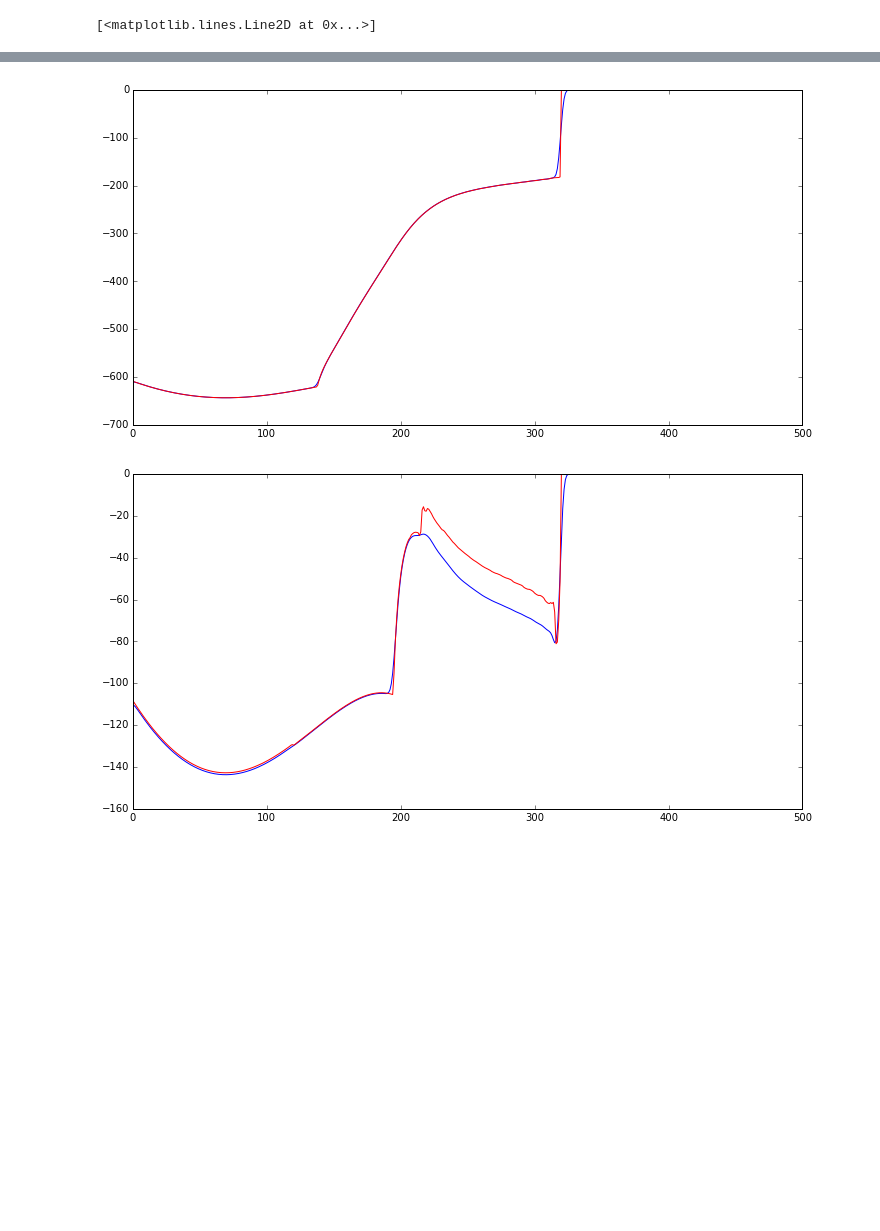
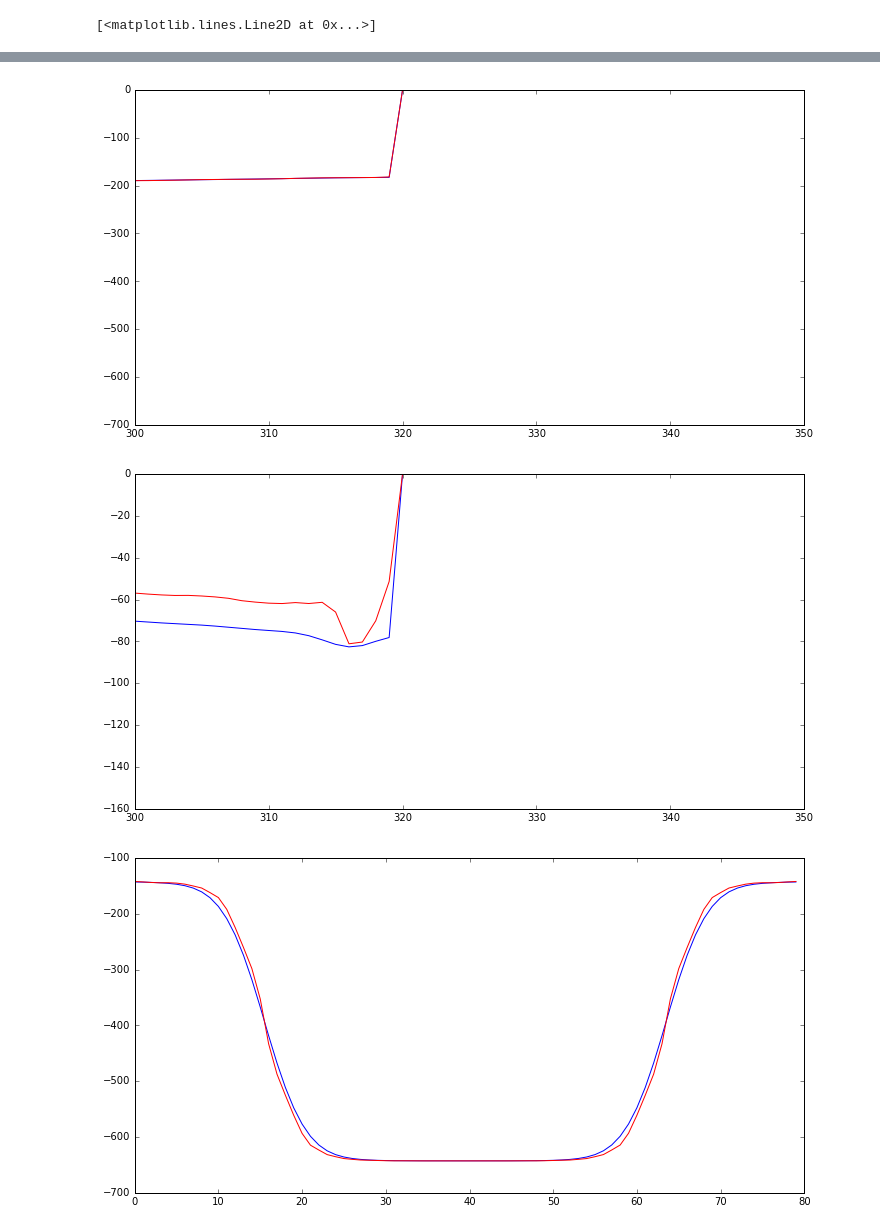
Before and after one commit to gustavo-marques/ISOMIP, a Jupyter notebook: isomip_design/ipynb/ice_sheet_setup.ipynb, the cells around one changed output, grey strips where cells are left out. Drawn from its saved outputs; the diff is of its cells as text; code cells hidden in the pictures; blank space fills up the shorter version.

```diff
--- a/isomip_design/ipynb/ice_sheet_setup.ipynb
+++ b/isomip_design/ipynb/ice_sheet_setup.ipynb
@@ -26,4 +26,7 @@ plt.figure(figsize=(12,6))
 plt.contourf(X,Y,lowerSurface, 50)
 plt.colorbar()
 plt.title('lowerSurface')
+
+# find ice shelf front
+front=np.nonzero(lowerSurface[0,:]==0)[0][0]
 # %% [output]
@@ -36,7 +38,17 @@ thick_smoth = np.zeros(upperSurface.shape)
 lowerSurface_smoth = np.zeros(lowerSurface.shape)
 upperSurface_smoth = np.zeros(upperSurface.shape)
 
-sigma = 2 #  the standard deviation of the distribution
-lowerSurface_smoth = gaussian_filter(lowerSurface,sigma)
-upperSurface_smoth = gaussian_filter(upperSurface,sigma)
+sigma = [2,2] #  the standard deviation of the distribution
+lowerSurface_smoth[:,0:front] = gaussian_filter(lowerSurface[:,0:front],sigma)
+upperSurface_smoth[:,0:front] = gaussian_filter(upperSurface[:,0:front],sigma)
+# make shelf front close to 90 degrees
+#for j in range(lowerSurface.shape[0]):
+#    a=np.nonzero(lowerSurface[j,:]==0)[-1]
+#    b=a[0]-4
+#    lowerSurface_smoth[j,a[0]::]=0.0
+#    lowerSurface_smoth[j,b:a[0]]=lowerSurface[j,b:a[0]].min()
+#    upperSurface_smoth[j,a[0]::]=0.0
+#    upperSurface_smoth[j,b:a[0]]=upperSurface[j,b:a[0]].max()
+
+
 thick = upperSurface_smoth - lowerSurface_smoth
@@ -56,7 +70,13 @@ plt.colorbar()
 plt.title('Thickness')
 plt.figure(figsize=(12,6))
 plt.plot(lowerSurface_smoth[40,:],'b');plt.plot(lowerSurface[40,:],'r')
+plt.xlim(300,350)
 plt.figure(figsize=(12,6))
 plt.plot(lowerSurface_smoth[0,:],'b');plt.plot(lowerSurface[0,:],'r')
+plt.xlim(300,350)
+plt.figure(figsize=(12,6))
+plt.plot(lowerSurface_smoth[:,80],'b');plt.plot(lowerSurface[:,80],'r')
+plt.figure(figsize=(12,6))
+plt.plot(lowerSurface_smoth[:,180],'b');plt.plot(lowerSurface[:,180],'r')
 # %% [output]
 [<matplotlib.lines.Line2D at 0x...>]
@@ -66,2 +86,3 @@ plt.plot(lowerSurface_smoth[0,:],'b');plt.plot(lowerSurface[0,:],'r')
-[figure, old version]
+[figure, new version]
-[figure, old version]
+[figure, new version]
+[figure, added]
```
Also changed, not shown: parts of 3 cells of this notebook, 7 other files.
